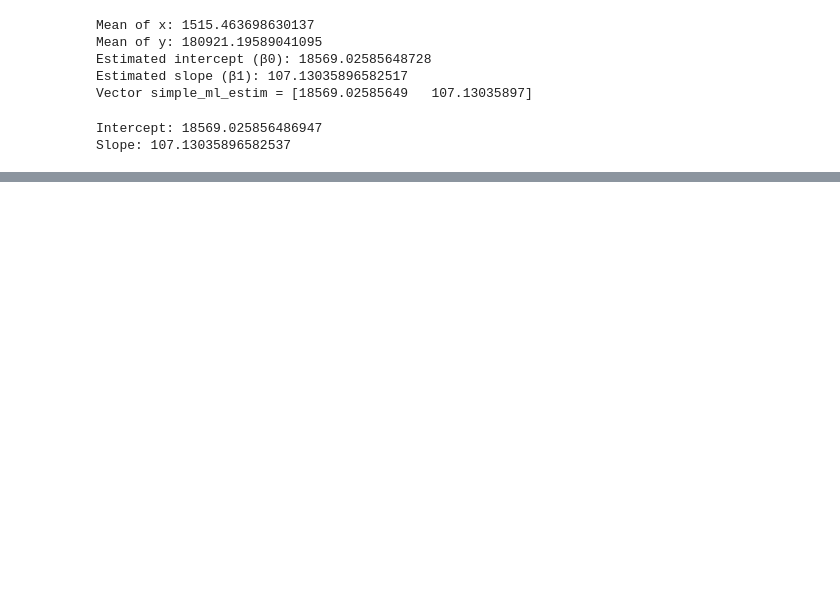
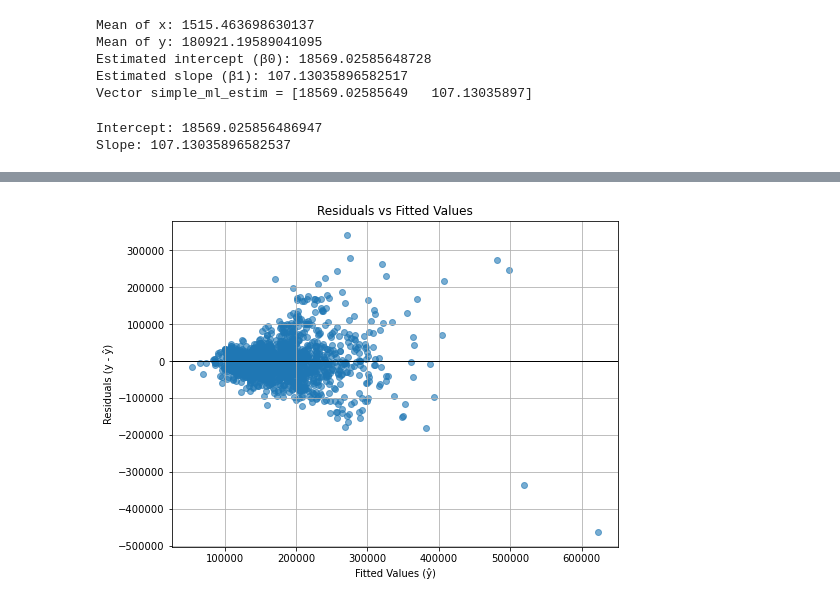
Before and after one commit to Dounya2710/ML, a Jupyter notebook: TP1_Linear_Regression_and_Statistical_Testing.ipynb, the cells around one changed output, grey strips where cells are left out. Drawn from its saved outputs; the diff is of its cells as text; code cells hidden in the pictures; blank space fills up the shorter version.

```diff
--- a/TP1_Linear_Regression_and_Statistical_Testing.ipynb
+++ b/TP1_Linear_Regression_and_Statistical_Testing.ipynb
@@ -123,0 +186,15 @@ Slope: 107.13035896582537
+# %%
+y_pred = model.predict(x.to_numpy().reshape(-1, 1))
+# %%
+residuals = y - y_pred
+# %%
+plt.figure(figsize = (8,6))
+plt.scatter(y_pred, residuals, alpha = 0.6)
+plt.axhline(0, color='black', linewidth = 1)
+plt.title("Residuals vs Fitted Values")
+plt.xlabel("Fitted Values (ŷ)")
+plt.ylabel("Residuals (y - ŷ)")
+plt.grid(True)
+plt.show()
+# %% [output]
+[figure, added]
```
Also changed, not shown: parts of 28 cells of this notebook.
